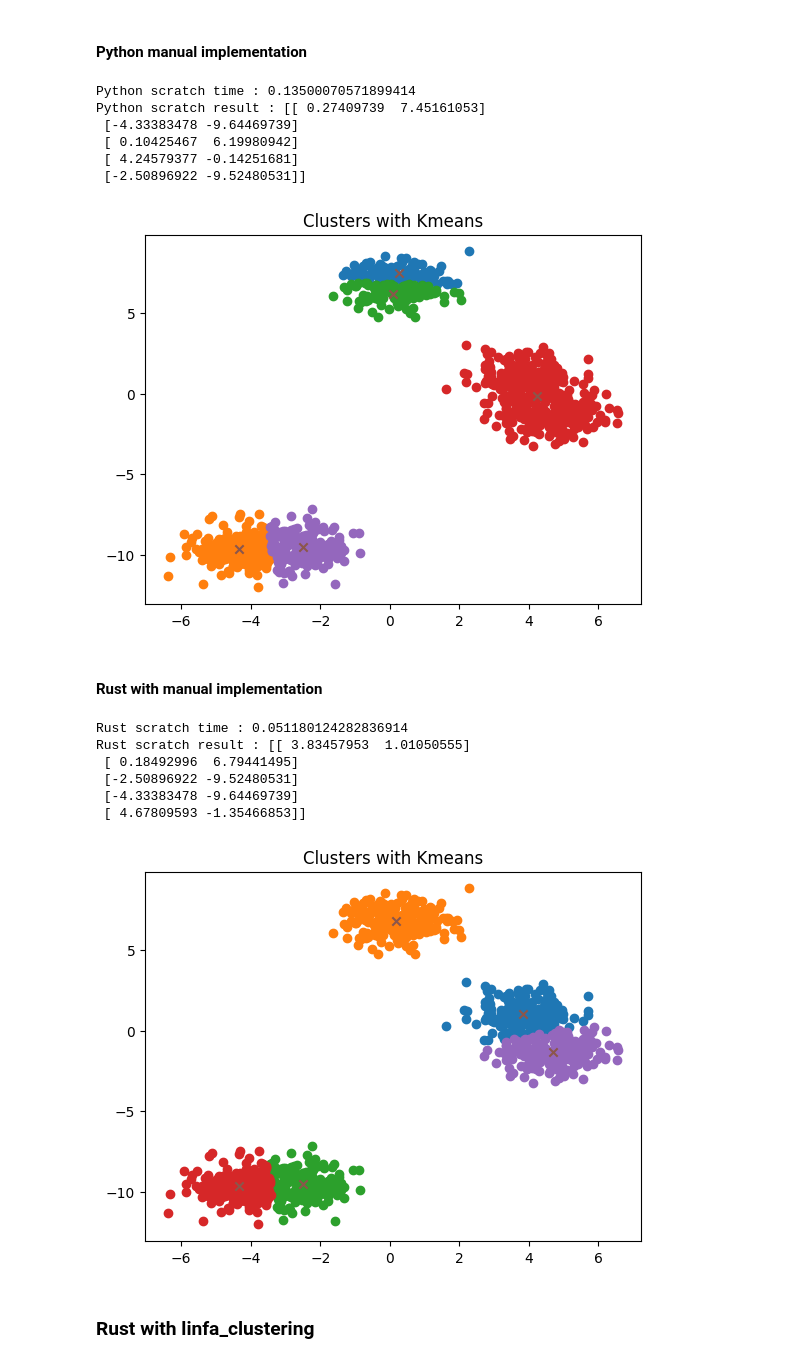
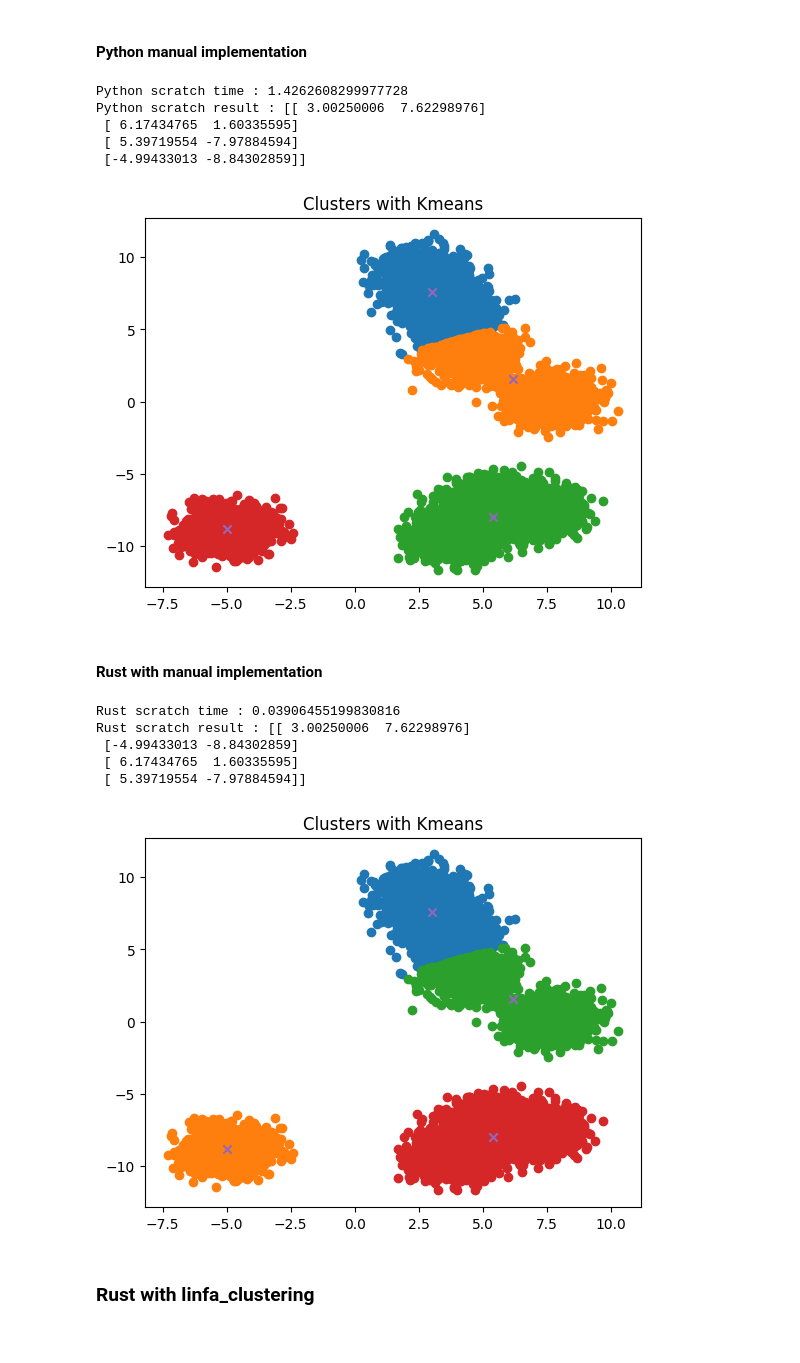
Before and after one commit to jinchengluo/rust-for-data-science, a Jupyter notebook: rust_pyo3/py_project/kmeans.ipynb, the cells around one changed output. Drawn from its saved outputs; the diff is of its cells as text; code cells hidden in the pictures.

Commit message:
Added stratif kfolds and execution time comparison

```diff
--- a/rust_pyo3/py_project/kmeans.ipynb
+++ b/rust_pyo3/py_project/kmeans.ipynb
@@ -14,9 +14,8 @@ import time
 # %% [markdown]
 ## Dataset definition and visualization
 # %%
-n_blobs = 5
-n_clusters = 5
-X, y = make_blobs(n_samples=1000, centers=n_blobs, cluster_std=0.8)#, random_state=0)
+n_blobs = 8
+X, y = make_blobs(n_samples=10000, centers=n_blobs, cluster_std=0.8)#, random_state=0)
 
 labels, counts = np.unique(y, return_counts=True)
 
@@ -50,9 +44,9 @@ plt.show()
 # %%
-true_centroids = np.array([np.zeros(len(X[0])) for _ in range(n_clusters)])
+blobs_centroids = np.array([np.zeros(len(X[0])) for _ in range(n_blobs)])
 for i in range(len(X)):
-    true_centroids[y[i]] += X[i]
-for k in range(n_clusters):
-    true_centroids[k] /= counts[k]
+    blobs_centroids[y[i]] += X[i]
+for k in range(n_blobs):
+    blobs_centroids[k] /= counts[k]
 
-print(true_centroids)
+print(blobs_centroids)
 # %% [output]
@@ -162,7 +159,7 @@ def kmeans_alamano(X, n_clusters, max_iter=300, tol=1e-6, init=None, debug=False
 # %% [markdown]
 ## Tests
 # %%
-n_clusters = 5
+n_clusters = 4
 # %% [markdown]
 #### Python with sklearn
 # %%
@@ -192,9 +188,9 @@ Python sklearn result : [[  4.24579377  -0.14251681]
 #### Python manual implementation
 # %%
 # Kmeans Python from scratch
-start = time.time()
+start = time.perf_counter()
 centroids_py_scratch, clusters_py_scratch = kmeans_alamano(X, n_clusters, init="kmeans++")
-print("Python scratch time :", time.time() - start)
+print("Python scratch time :", time.perf_counter() - start)
 print("Python scratch result :", centroids_py_scratch)
 
 # Plot clusters computed with Kmeans algorithm
@@ -206,40 +202,38 @@ plt.scatter(centroids_py_scratch[:, 0], centroids_py_scratch[:, 1], marker = 'x'
 plt.title("Clusters with Kmeans")
 plt.show()
 # %% [output]
-Python scratch time : 0.13500070571899414
-Python scratch result : [[ 0.27409739  7.45161053]
- [-4.33383478 -9.64469739]
- [ 0.10425467  6.19980942]
- [ 4.24579377 -0.14251681]
- [-2.50896922 -9.52480531]]
+Python scratch time : 1.4262608299977728
+Python scratch result : [[ 3.00250006  7.62298976]
+ [ 6.17434765  1.60335595]
+ [ 5.39719554 -7.97884594]
+ [-4.99433013 -8.84302859]]
-[figure, old version]
+[figure, new version]
 # %% [markdown]
 #### Rust with manual implementation
 # %%
 import rust_pyo3
 # %%
 # Kmeans Rust from scratch
-start = time.time()
+start = time.perf_counter()
 centroids_rust, clusters_rust = rust_pyo3.kmeans_alamano(X, n_clusters, init="kmeans++")
-print("Rust scratch time :", time.time() - start)
+print("Rust scratch time :", time.perf_counter() - start)
 print("Rust scratch result :", centroids_rust)
 
 # Plot clusters computed with Kmeans algorithm
 for cluster in clusters_rust:
     cluster = np.array(cluster)
     if len(cluster) > 0:  # Avoid empty clusters
         plt.scatter(cluster[:, 0], cluster[:, 1])
 plt.scatter(centroids_rust[:, 0], centroids_rust[:, 1], marker = 'x')
 plt.title("Clusters with Kmeans")
 plt.show()
 # %% [output]
-Rust scratch time : 0.051180124282836914
-Rust scratch result : [[ 3.83457953  1.01050555]
- [ 0.18492996  6.79441495]
- [-2.50896922 -9.52480531]
- [-4.33383478 -9.64469739]
- [ 4.67809593 -1.35466853]]
+Rust scratch time : 0.03906455199830816
+Rust scratch result : [[ 3.00250006  7.62298976]
+ [-4.99433013 -8.84302859]
+ [ 6.17434765  1.60335595]
+ [ 5.39719554 -7.97884594]]
-[figure, old version]
+[figure, new version]
 # %% [markdown]
 ### Rust with linfa_clustering
 # %%
```
Also changed, not shown: parts of 7 cells of this notebook, 2 other files.
